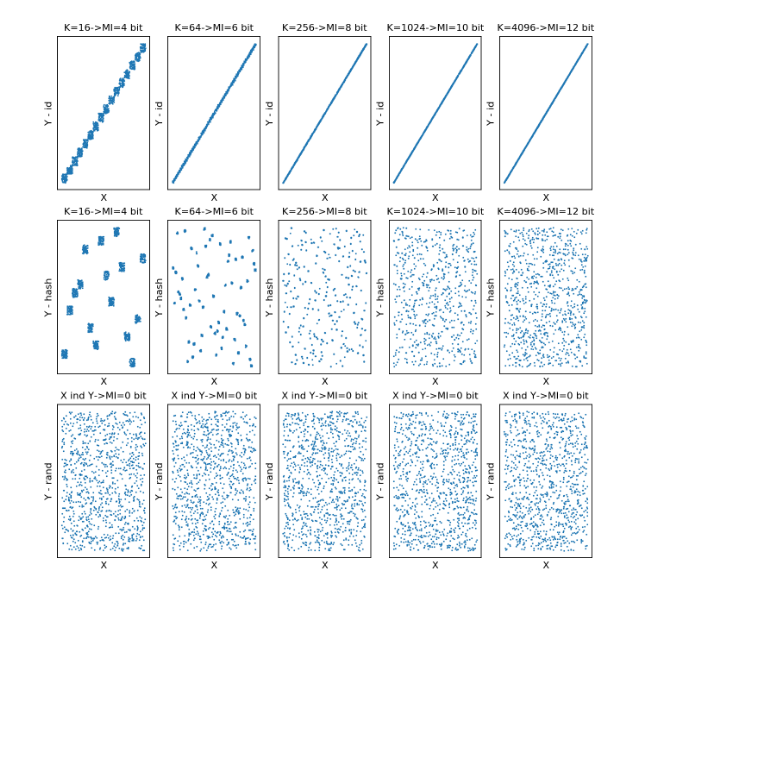
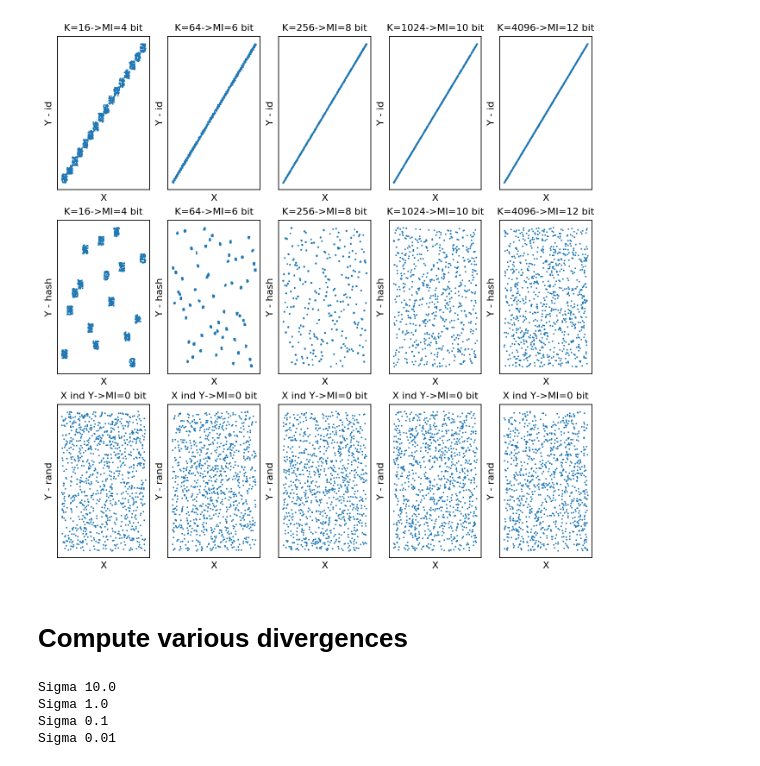
Before and after one commit to gabrielhuang/adversarial-divergence-code, a Jupyter notebook: pmi/hashing_paradox.ipynb, the cells around one changed output. Drawn from its saved outputs; the diff is of its cells as text; code cells hidden in the pictures; blank space fills up the shorter version.

```diff
--- a/pmi/hashing_paradox.ipynb
+++ b/pmi/hashing_paradox.ipynb
@@ -20,43 +20,45 @@ def hasher(i, k):
         print i, k
     return tables[k][i]
 
-def generate_example(permute, N, K):
+def generate_example(permuter, N, K):
     x = np.random.uniform(size=N)
     x_bins = (x*K).astype(int)
 
-    if permuter == 'id':
-        y_bins = x_bins
-    elif permuter == 'hash':
-        y_bins = hasher(x_bins, K)
-    elif permuter == 'rand':
-        y_bins = np.random.randint(K, size=N)
-
-    y = (y_bins+np.random.uniform(size=len(y_bins))).astype(float) / float(K)
+    if permuter == 'rand':
+        y = np.random.uniform(size=N)
+    else:
+        if permuter == 'id':
+            y_bins = x_bins
+        elif permuter == 'hash':
+            y_bins = hasher(x_bins, K)
+        y = (y_bins+np.random.uniform(size=len(y_bins))).astype(float) / float(K)
     return x, y
 
 N = 1000
 K = [4**2, 4**3, 4**4, 4**5, 4**6]
 
 permuters = ['id', 'hash', 'rand']
 
 plt.figure(figsize=(10, 10), dpi=160)
 cols = len(K)
 fontsize=10
 for i, permuter in enumerate(permuters):
     for plot_idx, k in enumerate(K):
         plt.subplot(len(permuters), cols, cols*i+plot_idx+1)
         x, y = generate_example(permuter, N, k)
 
         plt.scatter(x, y, marker='+', s=1)
         plt.xlabel('X')
         plt.ylabel('Y - {}'.format(permuter))
 
         if permuter =='rand':
             plt.title('X ind Y->MI=0 bit', fontsize=fontsize)
         else:
             plt.title('K={}->MI={:.0f} bit'.format(k, np.log(k)/np.log(2)), fontsize=fontsize)
 
         plt.xticks([])
         plt.yticks([])
 # %% [output]
-[figure, old version]
+[figure, new version]
+# %% [markdown]
+# Compute various divergences
@@ -62,0 +150,30 @@ for i, permuter in enumerate(permuters):
+# %%
+sigmas = [10., 1., 0.1, 0.01]
+K2 = np.logspace(0, 4, 32).astype(int)
+N2 = 1000000
+all_sigma_all_mis = []
+
+for sigma in sigmas:
+    print 'Sigma', sigma
+
+    kernel_x = GaussianKernel(sigma)
+    kernel_y = GaussianKernel(sigma)
+    joint_kernel = JointKernel(kernel_x, kernel_y)
+
+    all_mis = []
+    for i, permuter in enumerate(permuters):
+        mis = []
+        for plot_idx, k in enumerate(K2):
+            x, y = generate_example(permuter, N2, k)
+            # Compute Weak MMD-MI
+            mi, mi_std = compute_weak_mmd_mi(x, y, kernel)
+            mis.append(mi)
+
+        all_mis.append((permuter, mis))
+
+    all_sigma_all_mis.append((sigma, all_mis))
+# %% [output]
+Sigma 10.0
+Sigma 1.0
+Sigma 0.1
+Sigma 0.01
```
Also changed, not shown: parts of 3 cells of this notebook, 1 other file.
